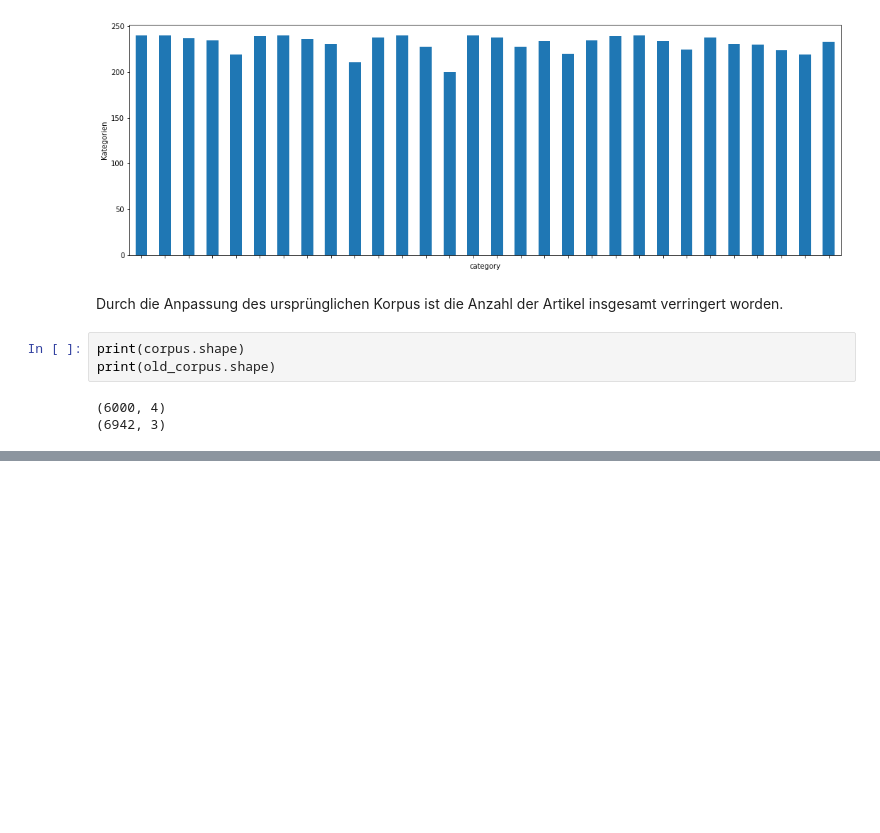
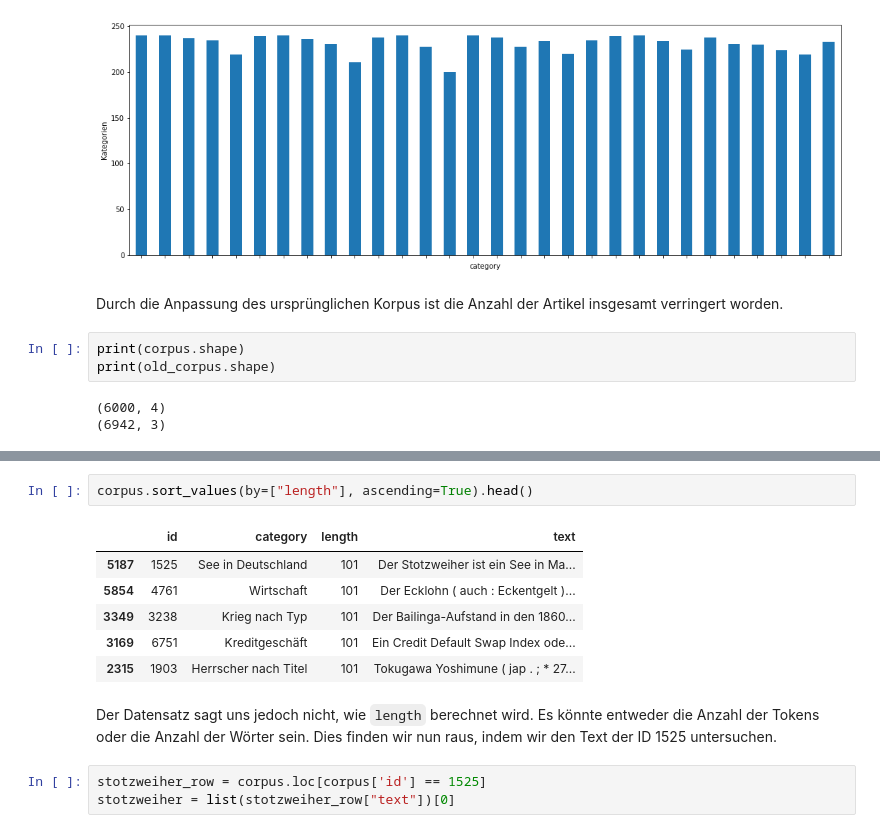
Before and after one commit to realjanpaulus/german_text_classification_nlp, a Jupyter notebook: tutorials/Kapitel 2 - Das Korpus.ipynb, the cells around one changed output, grey strips where cells are left out. Cells and saved outputs as stored; diff of their text form; blank space fills up the shorter version.

```diff
--- a/tutorials/Kapitel 2 - Das Korpus.ipynb
+++ b/tutorials/Kapitel 2 - Das Korpus.ipynb
@@ -100,0 +140,14 @@ kein imbalanced dataset (kapitel 5)
+# %%
+corpus.sort_values(by=["length"], ascending=True).head()
+# %% [output]
+|  | id | category | length | text |
+| 5187 | 1525 | See in Deutschland | 101 | Der Stotzweiher ist ein See in Ma... |
+| 5854 | 4761 | Wirtschaft | 101 | Der Ecklohn ( auch : Eckentgelt )... |
+| 3349 | 3238 | Krieg nach Typ | 101 | Der Bailinga-Aufstand in den 1860... |
+| 3169 | 6751 | Kreditgeschäft | 101 | Ein Credit Default Swap Index ode... |
+| 2315 | 1903 | Herrscher nach Titel | 101 | Tokugawa Yoshimune ( jap . ; * 27... |
+# %% [markdown]
+Der Datensatz sagt uns jedoch nicht, wie `length` berechnet wird. Es könnte entweder die Anzahl der Tokens oder die Anzahl der Wörter sein. Dies finden wir nun raus, indem wir den Text der ID 1525 untersuchen.
+# %%
+stotzweiher_row = corpus.loc[corpus['id'] == 1525]
+stotzweiher = list(stotzweiher_row["text"])[0]
```
Also changed, not shown: parts of 19 cells of this notebook, 6 other files.
